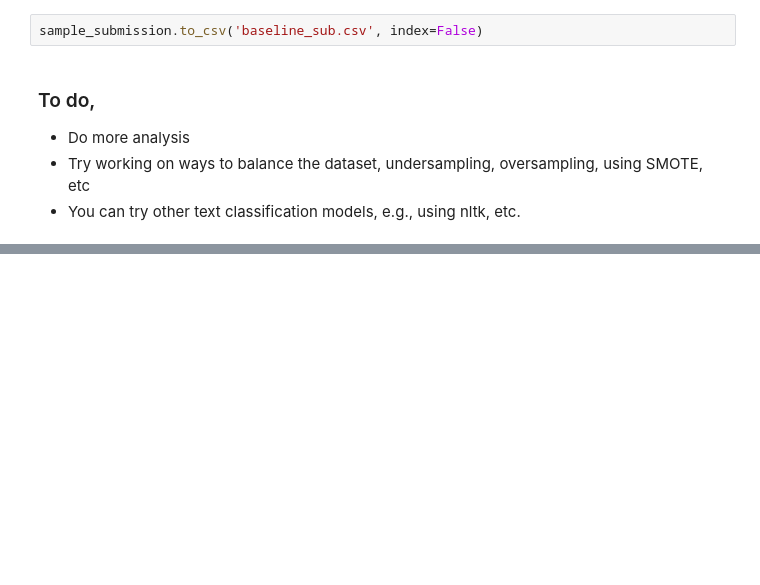
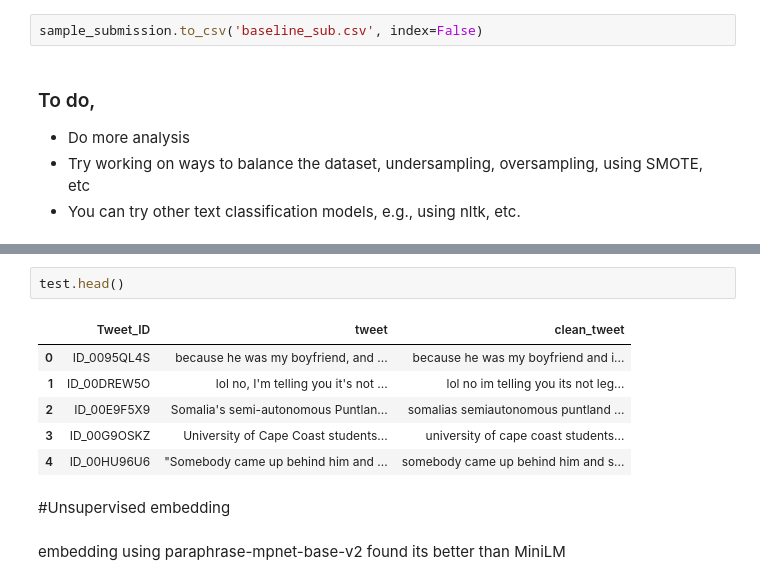
Before and after one commit to vidakpop/-GBV-Tweet-classification-, a Jupyter notebook: Datathon_7.ipynb, the cells around one changed output, grey strips where cells are left out. Saved outputs shown, nothing was run; the diff lists cells and outputs as text; blank space fills up the shorter version.

```diff
--- a/Datathon_7.ipynb
+++ b/Datathon_7.ipynb
@@ -192,0 +234,13 @@ sample_submission.to_csv('baseline_sub.csv', index=False)
+# %%
+test.head()
+# %% [output]
+|  | Tweet_ID | tweet | clean_tweet |
+| 0 | ID_0095QL4S | because he was my boyfriend, and ... | because he was my boyfriend and i... |
+| 1 | ID_00DREW5O | lol no, I'm telling you it's not ... | lol no im telling you its not leg... |
+| 2 | ID_00E9F5X9 | Somalia's semi-autonomous Puntlan... | somalias semiautonomous puntland ... |
+| 3 | ID_00G9OSKZ | University of Cape Coast students... | university of cape coast students... |
+| 4 | ID_00HU96U6 | "Somebody came up behind him and ... | somebody came up behind him and s... |
+# %% [markdown]
+#Unsupervised embedding
+# %% [markdown]
+embedding using paraphrase-mpnet-base-v2 found its better than MiniLM
```
Also changed, not shown: parts of 20 cells of this notebook.
